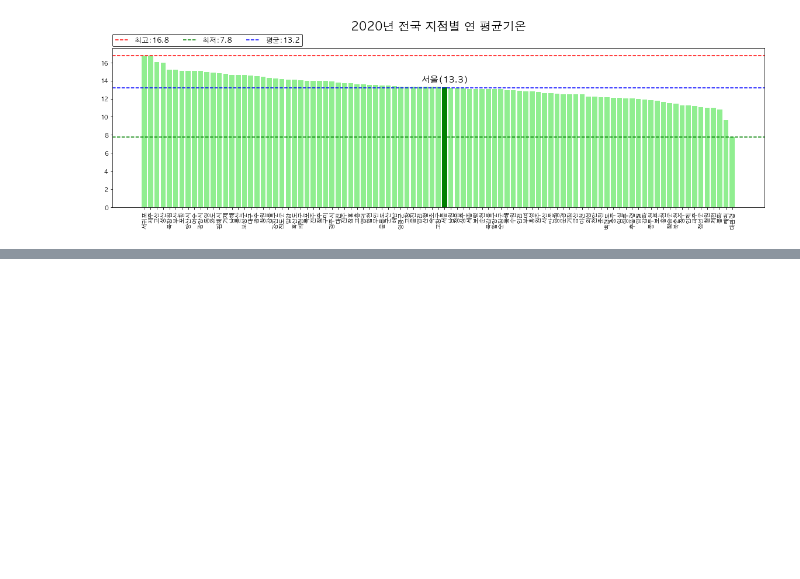
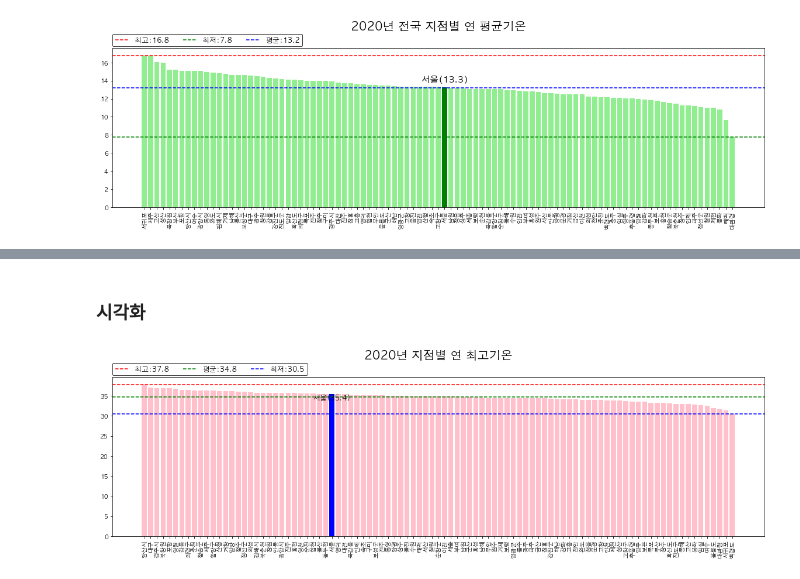
Before and after one commit to limetree-indigo/python-visualization, a Jupyter notebook: 09 전국 지점별 기온 분석/09 전국 지점별 기온 분석.ipynb, the cells around one changed output, grey strips where cells are left out. Drawn from its saved outputs; the diff is of its cells as text; code cells hidden in the pictures; blank space fills up the shorter version.

```diff
--- a/09 전국 지점별 기온 분석/09 전국 지점별 기온 분석.ipynb
+++ b/09 전국 지점별 기온 분석/09 전국 지점별 기온 분석.ipynb
@@ -273,0 +326,4 @@ plt.show()
+# %%
+# 지점명으로 그룹화하여 지점별 연 최고기온 추출
+df_2020_hot = df_2020.groupby('지점명')['최고기온(°C)'].max().sort_values(ascending=False)
+df_2020_hot
@@ -273,0 +344,23 @@ plt.show()
+# %% [markdown]
+### 시각화
+# %%
+# 지점별 연 최고 기온
+plt.figure(figsize=(20,5))
+plt.bar(df_2020_hot.index, df_2020_hot.values, color='pink')
+plt.xticks(rotation=90)
+plt.title('2020년 지점별 연 최고기온', size=20, pad=30)
+
+# 최저, 평균, 최고지점 표시
+plt.axhline(df_2020_hot.max(), color='r', ls='--', label="최고:"+str(df_2020_hot.max()))
+plt.axhline(df_2020_hot.mean(), color='g', ls='--', label="평균:"+str(round(df_2020_hot.mean(),1)))
+plt.axhline(df_2020_hot.min(), color='b', ls='--', label="최저:"+str(df_2020_hot.min()))
+plt.legend(loc=(0,1.01), ncol=3, fontsize=12, edgecolor='k')
+
+# 서울 표시
+plt.bar('서울', df_2020_hot.loc['서울'], color='b')
+plt.text('서울', df_2020_hot.loc['서울']-1.5, '서울('+str(df_2020_hot.loc['서울'])+')'
+         , ha='center', fontsize=12)
+
+plt.show()
+# %% [output]
+[figure, added]
```
Also changed, not shown: parts of 7 cells of this notebook.
